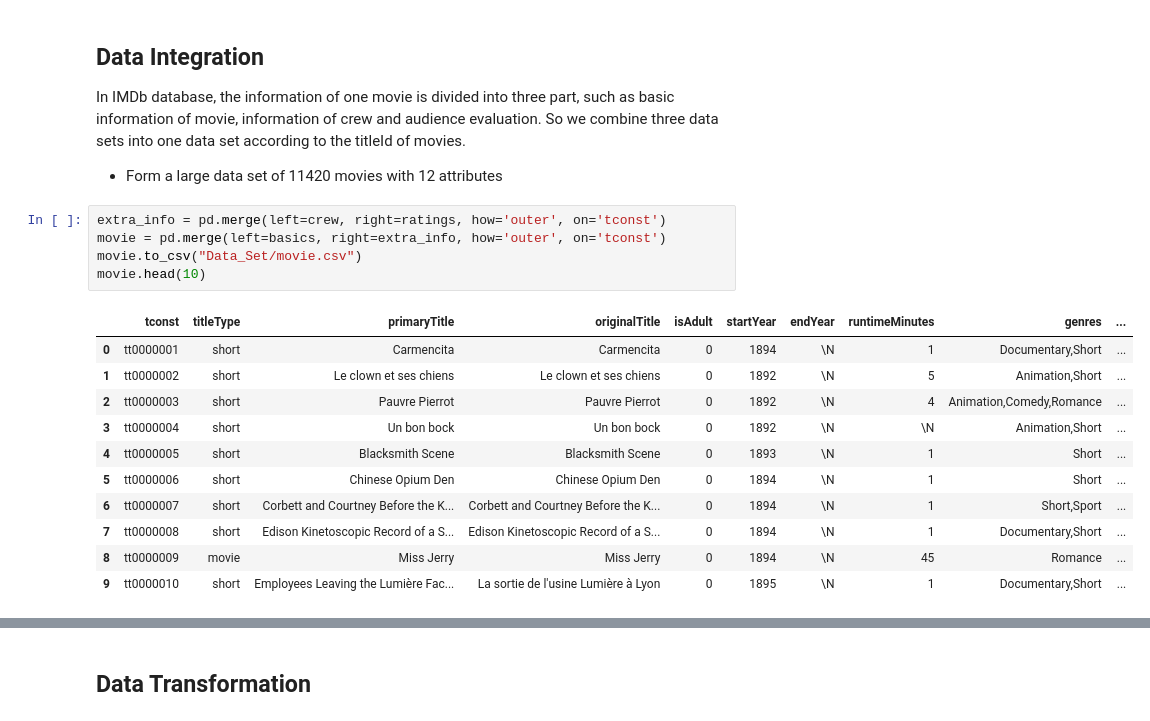
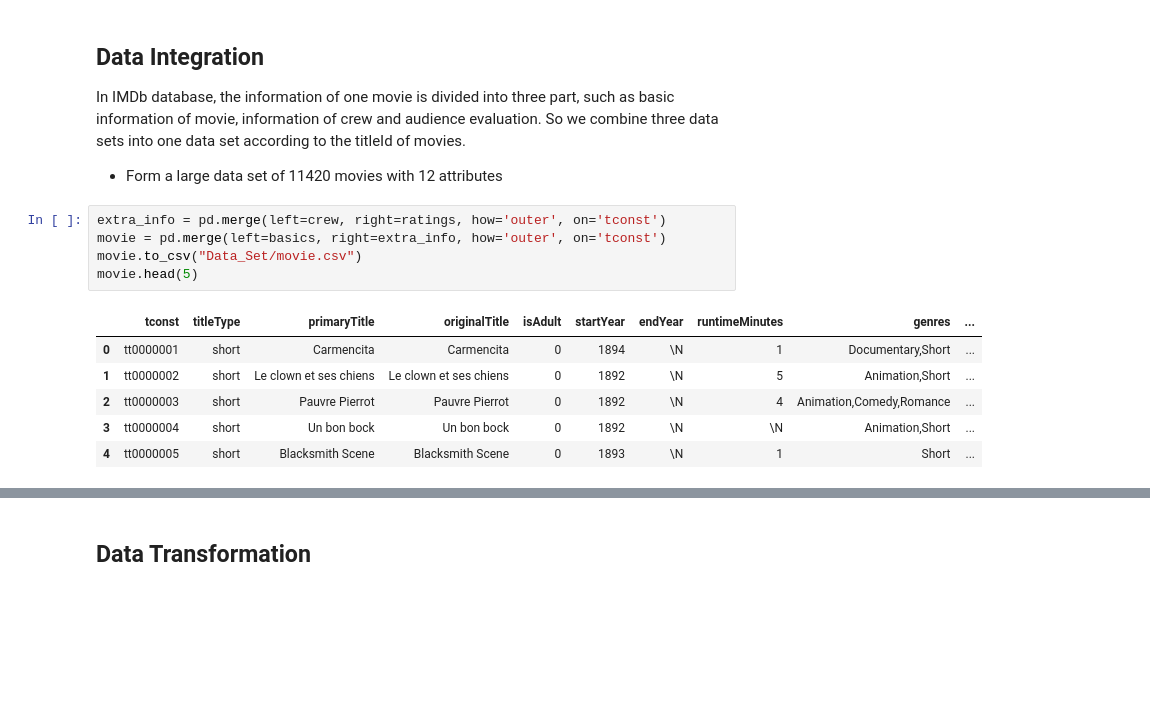
Before and after one commit to Thelordofdream/HSERS, a Jupyter notebook: HSERS.ipynb, the cells around one changed output, grey strips where cells are left out. Saved outputs shown, nothing was run; the diff lists cells and outputs as text; blank space fills up the shorter version.

```diff
--- a/HSERS.ipynb
+++ b/HSERS.ipynb
@@ -49,18 +74,13 @@ In IMDb database, the information of one movie is divided into three part, such
 # %%
 extra_info = pd.merge(left=crew, right=ratings, how='outer', on='tconst')
 movie = pd.merge(left=basics, right=extra_info, how='outer', on='tconst')
 movie.to_csv("Data_Set/movie.csv")
-movie.head(10)
+movie.head(5)
 # %% [output]
 |  | tconst | titleType | primaryTitle | originalTitle | isAdult | startYear | endYear | runtimeMinutes | genres | ... |
 | 0 | tt0000001 | short | Carmencita | Carmencita | 0 | 1894 | \N | 1 | Documentary,Short | ... |
 | 1 | tt0000002 | short | Le clown et ses chiens | Le clown et ses chiens | 0 | 1892 | \N | 5 | Animation,Short | ... |
 | 2 | tt0000003 | short | Pauvre Pierrot | Pauvre Pierrot | 0 | 1892 | \N | 4 | Animation,Comedy,Romance | ... |
 | 3 | tt0000004 | short | Un bon bock | Un bon bock | 0 | 1892 | \N | \N | Animation,Short | ... |
 | 4 | tt0000005 | short | Blacksmith Scene | Blacksmith Scene | 0 | 1893 | \N | 1 | Short | ... |
-| 5 | tt0000006 | short | Chinese Opium Den | Chinese Opium Den | 0 | 1894 | \N | 1 | Short | ... |
-| 6 | tt0000007 | short | Corbett and Courtney Before the K... | Corbett and Courtney Before the K... | 0 | 1894 | \N | 1 | Short,Sport | ... |
-| 7 | tt0000008 | short | Edison Kinetoscopic Record of a S... | Edison Kinetoscopic Record of a S... | 0 | 1894 | \N | 1 | Documentary,Short | ... |
-| 8 | tt0000009 | movie | Miss Jerry | Miss Jerry | 0 | 1894 | \N | 45 | Romance | ... |
-| 9 | tt0000010 | short | Employees Leaving the Lumière Fac... | La sortie de l'usine Lumière à Lyon | 0 | 1895 | \N | 1 | Documentary,Short | ... |
 # %% [markdown]
```
Also changed, not shown: parts of 37 cells of this notebook.
